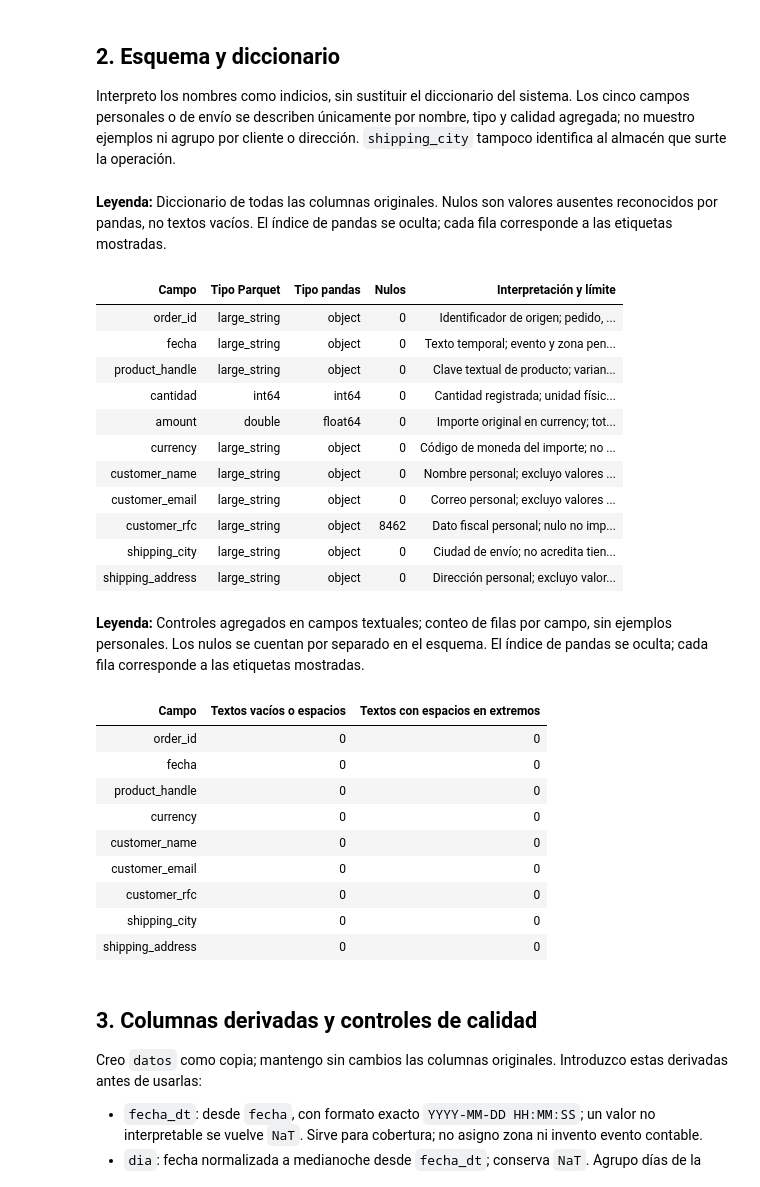
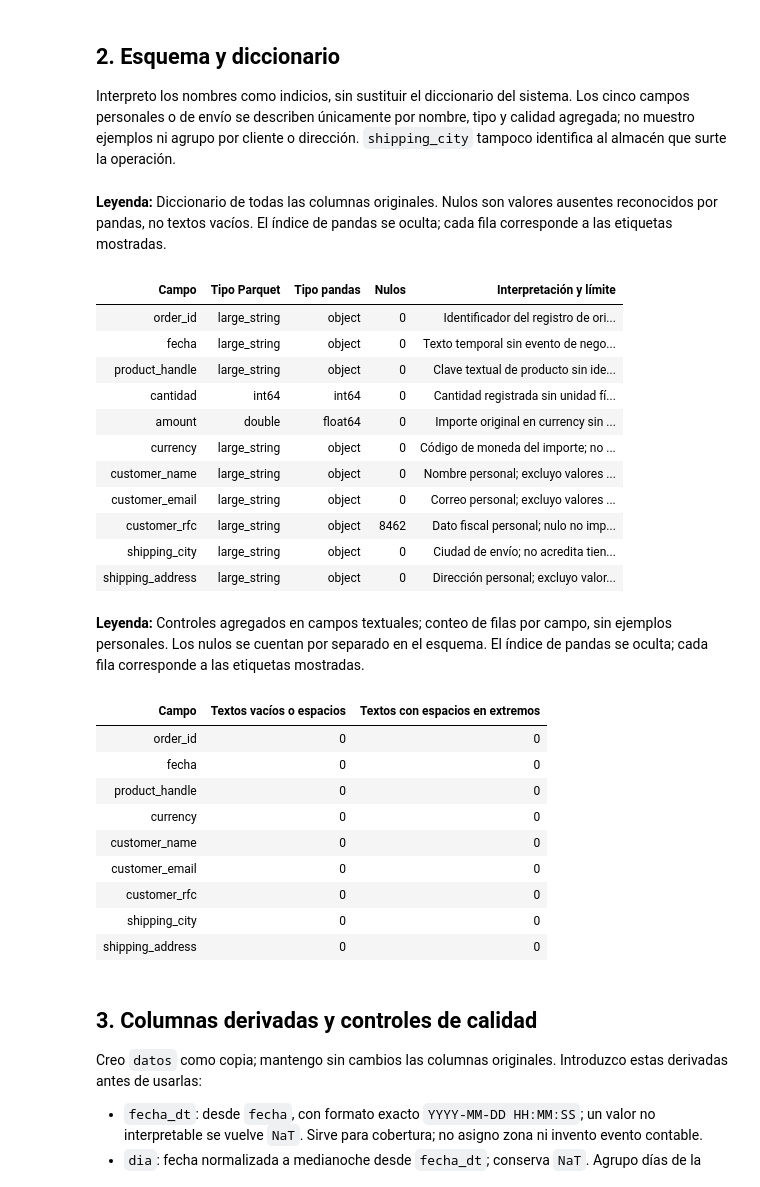
Before and after one commit to aaronBarrales/cafenorte_tuxpas, a Jupyter notebook: notebooks/04_ecommerce.ipynb, the cells around one changed output. Saved outputs shown, nothing was run; the diff lists cells and outputs as text; code cells hidden in the pictures.

Commit message:
Centraliza dudas y retira pendientes de los notebooks

```diff
--- a/notebooks/04_ecommerce.ipynb
+++ b/notebooks/04_ecommerce.ipynb
@@ -49,36 +49,36 @@ Interpreto los nombres como indicios, sin sustituir el diccionario del sistema.
 # %%
 # Describo campos y ausencia sin mostrar ningún valor personal de la fuente.
 significados = {
-    'order_id': 'Identificador de origen; pedido, línea y estabilidad pendientes (Q31).',
-    'fecha': 'Texto temporal; evento y zona pendientes (Q34).',
-    'product_handle': 'Clave textual de producto; variante y estabilidad pendientes (Q32).',
-    'cantidad': 'Cantidad registrada; unidad física pendiente (Q16).',
-    'amount': 'Importe original en currency; total de línea y componentes pendientes (Q33).',
+    'order_id': 'Identificador del registro de origen; no acredita un pedido completo ni estabilidad entre extracciones.',
+    'fecha': 'Texto temporal sin evento de negocio ni zona horaria explícitos.',
+    'product_handle': 'Clave textual de producto sin identificador explícito de variante.',
+    'cantidad': 'Cantidad registrada sin unidad física explícita.',
+    'amount': 'Importe original en currency sin desglose financiero ni base de cálculo explícita.',
     'currency': 'Código de moneda del importe; no sumo monedas distintas.',
     'customer_name': 'Nombre personal; excluyo valores de las salidas.',
     'customer_email': 'Correo personal; excluyo valores de las salidas.',
-    'customer_rfc': 'Dato fiscal personal; nulo no implica pedido inválido (Q44).',
-    'shipping_city': 'Ciudad de envío; no acredita tienda de cumplimiento (Q35).',
+    'customer_rfc': 'Dato fiscal personal; nulo no implica pedido inválido.',
+    'shipping_city': 'Ciudad de envío; no acredita tienda de cumplimiento.',
     'shipping_address': 'Dirección personal; excluyo valores de las salidas.'
 }
 esquema = pd.DataFrame([{'Campo': f.name, 'Tipo Parquet': str(f.type),
     'Tipo pandas': str(original[f.name].dtype), 'Nulos': int(original[f.name].isna().sum()),
     'Interpretación y límite': significados[f.name]} for f in tabla_parquet.schema])
 mostrar('esquema', esquema, 'Diccionario de todas las columnas originales. Nulos son valores ausentes reconocidos por pandas, no textos vacíos.')
 textos = original.select_dtypes(include=['object', 'string'])
 calidad_texto = pd.DataFrame([{'Campo': c,
     'Textos vacíos o espacios': int(textos[c].str.fullmatch(r'\s*', na=False).sum()),
     'Textos con espacios en extremos': int((textos[c].notna() & textos[c].ne(textos[c].str.strip())).sum())
 } for c in textos])
 mostrar('calidad_texto', calidad_texto, 'Controles agregados en campos textuales; conteo de filas por campo, sin ejemplos personales. Los nulos se cuentan por separado en el esquema.')
 # %% [output]
 **Leyenda:** Diccionario de todas las columnas originales. Nulos son valores ausentes reconocidos por pandas, no textos vacíos. El índice de pandas se oculta; cada fila corresponde a las etiquetas mostradas.
 | Campo | Tipo Parquet | Tipo pandas | Nulos | Interpretación y límite |
-| order_id | large_string | object | 0 | Identificador de origen; pedido, ... |
-| fecha | large_string | object | 0 | Texto temporal; evento y zona pen... |
-| product_handle | large_string | object | 0 | Clave textual de producto; varian... |
-| cantidad | int64 | int64 | 0 | Cantidad registrada; unidad físic... |
-| amount | double | float64 | 0 | Importe original en currency; tot... |
+| order_id | large_string | object | 0 | Identificador del registro de ori... |
+| fecha | large_string | object | 0 | Texto temporal sin evento de nego... |
+| product_handle | large_string | object | 0 | Clave textual de producto sin ide... |
+| cantidad | int64 | int64 | 0 | Cantidad registrada sin unidad fí... |
+| amount | double | float64 | 0 | Importe original en currency sin ... |
 | currency | large_string | object | 0 | Código de moneda del importe; no ... |
 | customer_name | large_string | object | 0 | Nombre personal; excluyo valores ... |
 | customer_email | large_string | object | 0 | Correo personal; excluyo valores ... |
```
Also changed, not shown: parts of 5 cells of this notebook, 9 other files.
